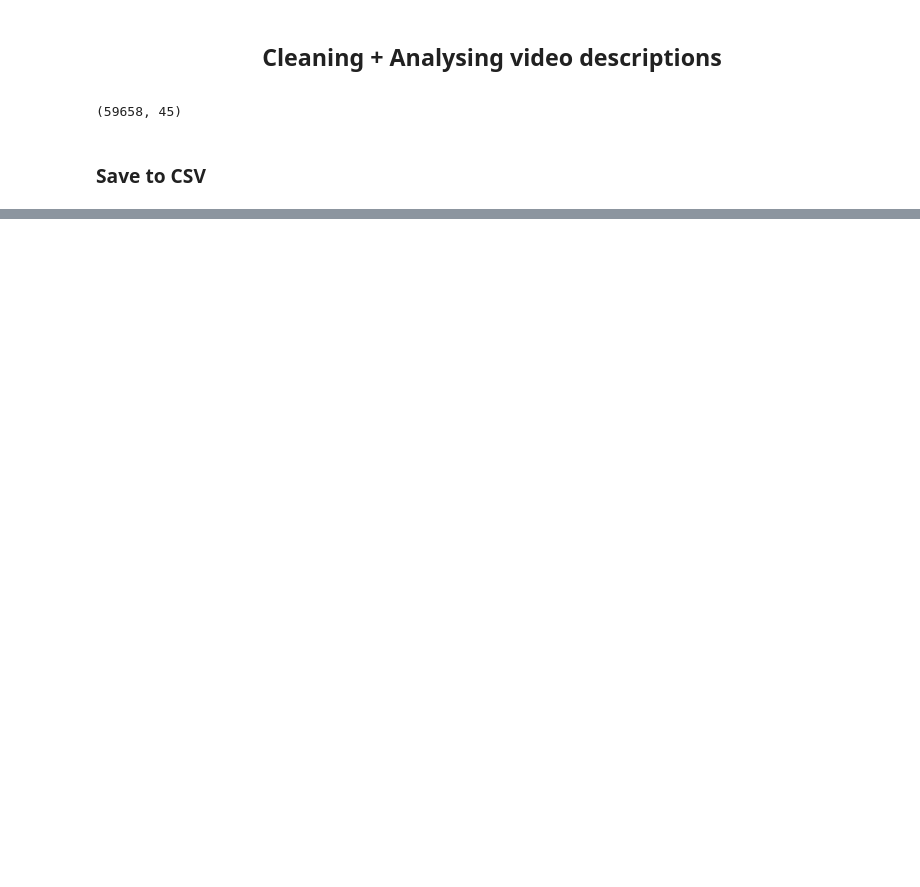
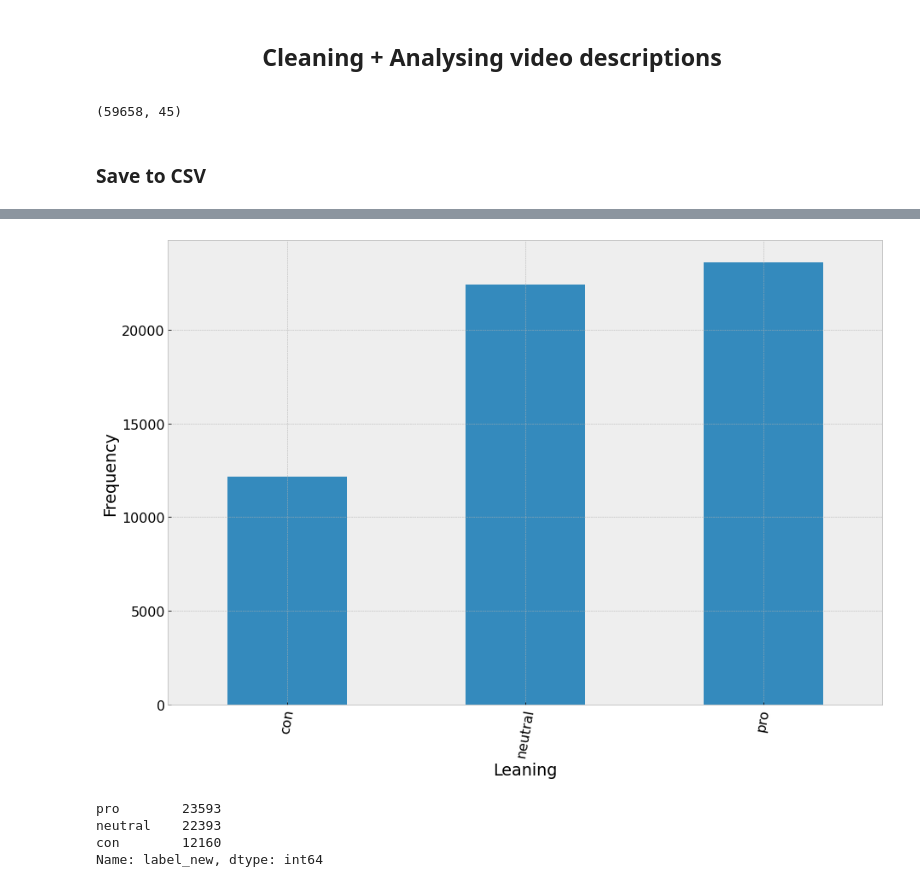
Before and after one commit to sipka/TikTok, a Jupyter notebook: TikTokDataParsing.ipynb, the cells around one changed output, grey strips where cells are left out. Cells and saved outputs as stored; diff of their text form; code cells hidden in the pictures; blank space fills up the shorter version.

```diff
--- a/TikTokDataParsing.ipynb
+++ b/TikTokDataParsing.ipynb
@@ -1024,0 +1256,16 @@ vids_with_desc.to_csv('text_analysis.csv')
+# %%
+plt.figure(figsize=(15,10))
+data_complete_hashtags['label_new'].value_counts().sort_index().plot.bar()
+plt.xticks(rotation=80)
+plt.xlabel("Leaning")
+plt.ylabel("Frequency")
+plt.show()
+# %% [output]
+[figure, added]
+# %%
+data_complete_hashtags.label_new.value_counts()
+# %% [output]
+pro        23593
+neutral    22393
+con        12160
+Name: label_new, dtype: int64
```
Also changed, not shown: parts of 228 cells of this notebook, 1 other file.
